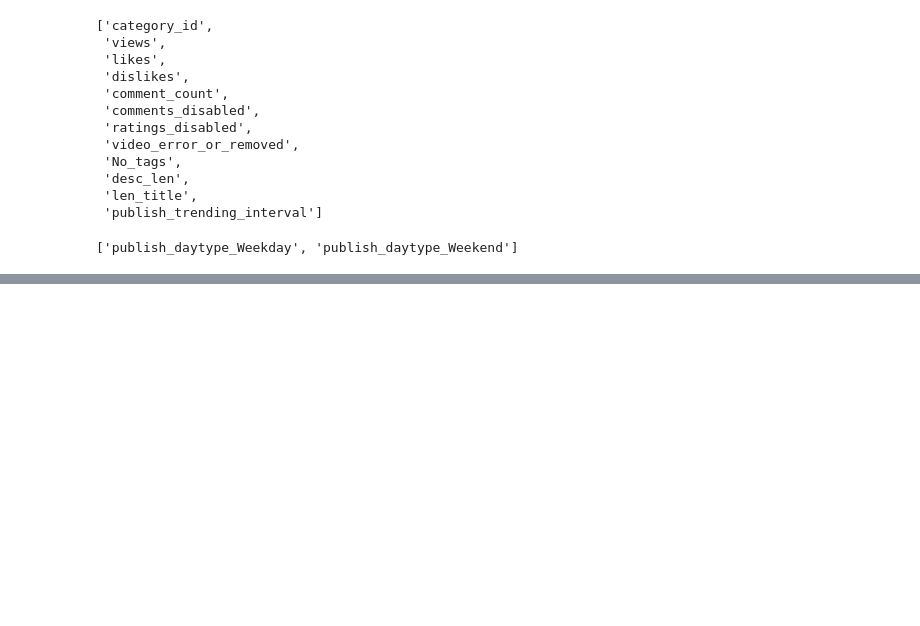
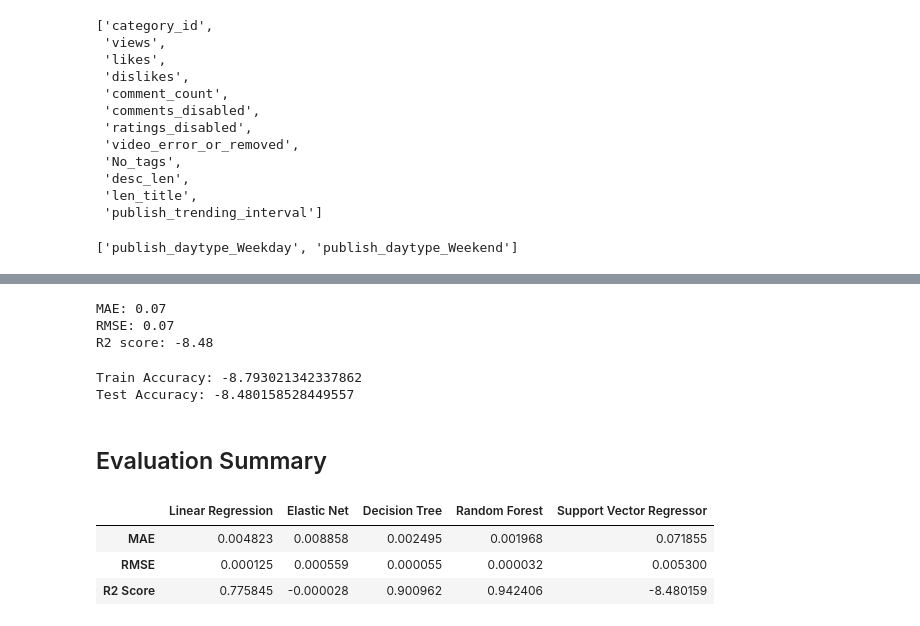
Before and after one commit to dinalnaveen/Analyse-the-relationship-between-metrics-of-YouTube-based-on-YouTube-analytics-by-applying-the-machi, a Jupyter notebook: YouTube Video Views Prediction.ipynb, the cells around one changed output, grey strips where cells are left out. Drawn from its saved outputs; the diff is of its cells as text; code cells hidden in the pictures; blank space fills up the shorter version.

```diff
--- a/YouTube Video Views Prediction.ipynb
+++ b/YouTube Video Views Prediction.ipynb
@@ -478,0 +663,6 @@ Number of rows after filtering outliers: 32374
+# %%
+from sklearn.ensemble import RandomForestRegressor
+
+rf_model = RandomForestRegressor()
+rf_model.fit(X_train, y_train)
+y_pred_rf = rf_model.predict(X_test)
@@ -478,0 +675,6 @@ Number of rows after filtering outliers: 32374
+# %%
+mae_rf = mean_absolute_error(y_test, y_pred_rf)
+rmse_rf = mean_squared_error(y_test, y_pred_rf)
+r2_rf = r2_score(y_test, y_pred_rf)
+train_rf = rf_model.score(X_train, y_train)
+test_rf = rf_model.score(X_test, y_test)
@@ -478,0 +689,42 @@ Number of rows after filtering outliers: 32374
+# %%
+from sklearn.svm import SVR
+
+svr_model = SVR()
+svr_model.fit(X_train, y_train)
+y_pred_svr = svr_model.predict(X_test)
+# %%
+evaluation_regression(svr_model, y_pred_svr, X_train, y_train, X_test, y_test)
+# %% [output]
+MAE: 0.07
+RMSE: 0.07
+R2 score: -8.48
+# %%
+mae_svr = mean_absolute_error(y_test, y_pred_svr)
+rmse_svr = mean_squared_error(y_test, y_pred_svr)
+r2_svr = r2_score(y_test, y_pred_svr)
+train_svr = svr_model.score(X_train, y_train)
+test_svr = svr_model.score(X_test, y_test)
+# %%
+print('Train Accuracy:', train_svr)
+print('Test Accuracy:', test_svr)
+# %% [output]
+Train Accuracy: -8.793021342337862
+Test Accuracy: -8.480158528449557
+# %% [markdown]
+## Evaluation Summary
+# %%
+evaluation_summary = {
+    'Linear Regression': [mae_lr, rmse_lr, r2_lr],
+    'Elastic Net':[mae_en, rmse_en, r2_en],
+    'Decision Tree':[mae_dt, rmse_dt, r2_dt],
+    'Random Forest':[mae_rf, rmse_rf, r2_rf],
+    'Support Vector Regressor':[mae_svr, rmse_svr, r2_svr]
+}
+
+eva_sum = pd.DataFrame(data = evaluation_summary, index = ['MAE', 'RMSE', 'R2 Score'])
+eva_sum
+# %% [output]
+|  | Linear Regression | Elastic Net | Decision Tree | Random Forest | Support Vector Regressor |
+| MAE | 0.004823 | 0.008858 | 0.002495 | 0.001968 | 0.071855 |
+| RMSE | 0.000125 | 0.000559 | 0.000055 | 0.000032 | 0.005300 |
+| R2 Score | 0.775845 | -0.000028 | 0.900962 | 0.942406 | -8.480159 |
```
Also changed, not shown: parts of 63 cells of this notebook.
